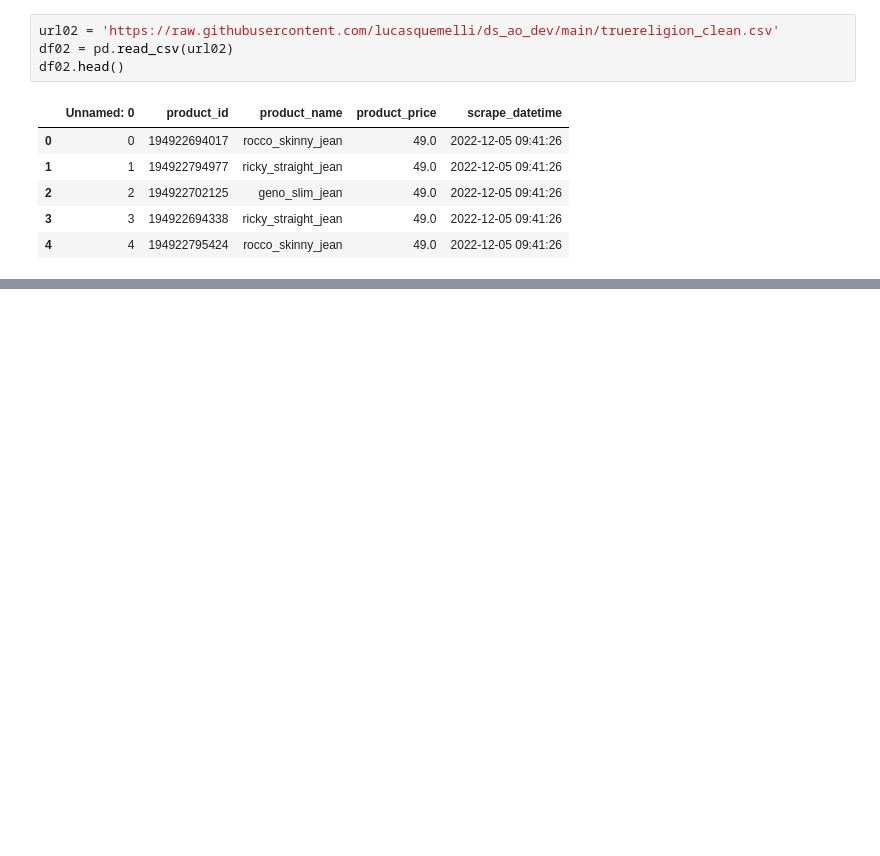
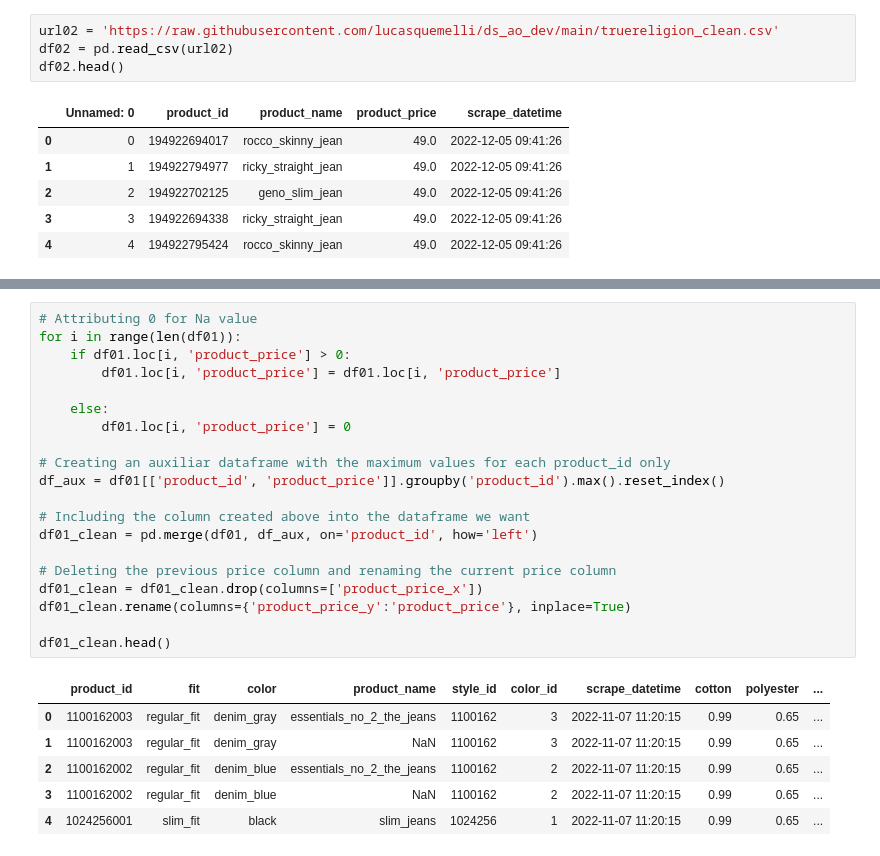
Before and after one commit to lucasquemelli/Star_Jeans, a Jupyter notebook: star_jeans.ipynb, the cells around one changed output, grey strips where cells are left out. Saved outputs shown, nothing was run; the diff lists cells and outputs as text; blank space fills up the shorter version.

```diff
--- a/star_jeans.ipynb
+++ b/star_jeans.ipynb
@@ -39,0 +182,27 @@ df02.head()
+# %%
+# Attributing 0 for Na value
+for i in range(len(df01)):
+    if df01.loc[i, 'product_price'] > 0:
+        df01.loc[i, 'product_price'] = df01.loc[i, 'product_price']
+
+    else:
+        df01.loc[i, 'product_price'] = 0
+
+# Creating an auxiliar dataframe with the maximum values for each product_id only
+df_aux = df01[['product_id', 'product_price']].groupby('product_id').max().reset_index()
+
+# Including the column created above into the dataframe we want
+df01_clean = pd.merge(df01, df_aux, on='product_id', how='left')
+
+# Deleting the previous price column and renaming the current price column
+df01_clean = df01_clean.drop(columns=['product_price_x'])
+df01_clean.rename(columns={'product_price_y':'product_price'}, inplace=True)
+
+df01_clean.head()
+# %% [output]
+|  | product_id | fit | color | product_name | style_id | color_id | scrape_datetime | cotton | polyester | ... |
+| 0 | 1100162003 | regular_fit | denim_gray | essentials_no_2_the_jeans | 1100162 | 3 | 2022-11-07 11:20:15 | 0.99 | 0.65 | ... |
+| 1 | 1100162003 | regular_fit | denim_gray | NaN | 1100162 | 3 | 2022-11-07 11:20:15 | 0.99 | 0.65 | ... |
+| 2 | 1100162002 | regular_fit | denim_blue | essentials_no_2_the_jeans | 1100162 | 2 | 2022-11-07 11:20:15 | 0.99 | 0.65 | ... |
+| 3 | 1100162002 | regular_fit | denim_blue | NaN | 1100162 | 2 | 2022-11-07 11:20:15 | 0.99 | 0.65 | ... |
+| 4 | 1024256001 | slim_fit | black | slim_jeans | 1024256 | 1 | 2022-11-07 11:20:15 | 0.99 | 0.65 | ... |
```
Also changed, not shown: parts of 18 cells of this notebook.
